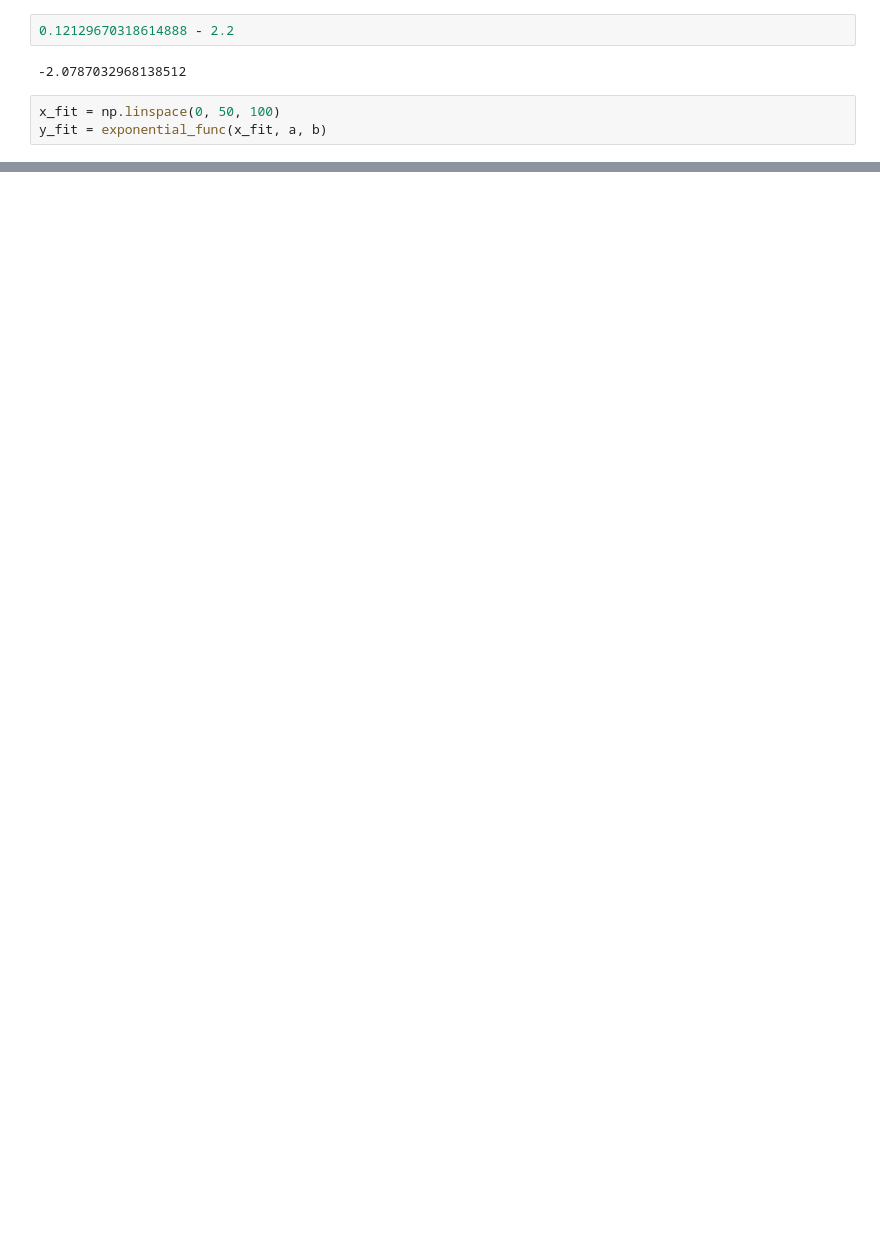
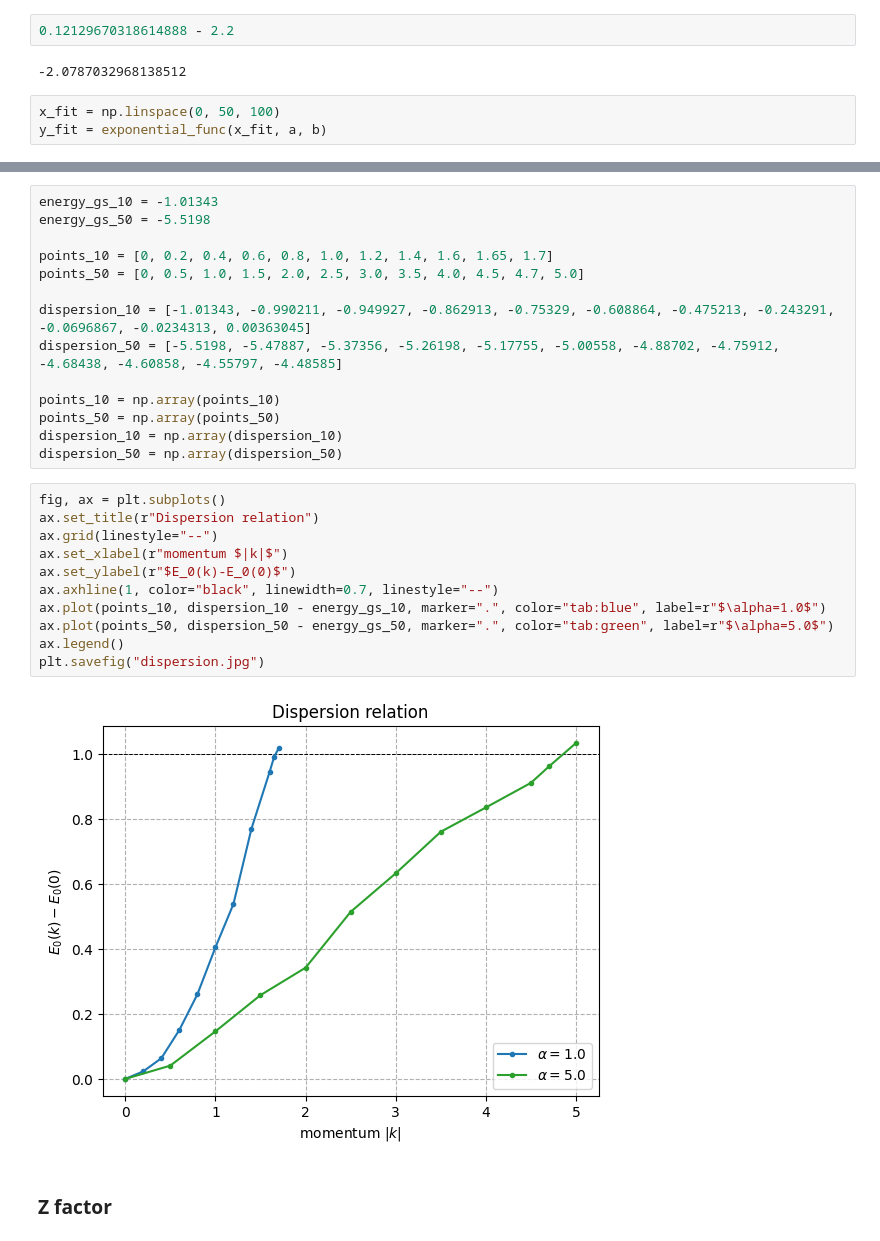
Before and after one commit to sda-express-one/DQMC, a Jupyter notebook: data_processing.ipynb, the cells around one changed output, grey strips where cells are left out. Drawn from its saved outputs; the diff is of its cells as text; blank space fills up the shorter version.

```diff
--- a/data_processing.ipynb
+++ b/data_processing.ipynb
@@ -83,0 +88,29 @@ ax.set_xlim(0, 50)
+# %%
+energy_gs_10 = -1.01343
+energy_gs_50 = -5.5198
+
+points_10 = [0, 0.2, 0.4, 0.6, 0.8, 1.0, 1.2, 1.4, 1.6, 1.65, 1.7]
+points_50 = [0, 0.5, 1.0, 1.5, 2.0, 2.5, 3.0, 3.5, 4.0, 4.5, 4.7, 5.0]
+
+dispersion_10 = [-1.01343, -0.990211, -0.949927, -0.862913, -0.75329, -0.608864, -0.475213, -0.243291,  -0.0696867, -0.0234313, 0.00363045]
+dispersion_50 = [-5.5198, -5.47887, -5.37356, -5.26198, -5.17755, -5.00558, -4.88702, -4.75912, -4.68438, -4.60858, -4.55797, -4.48585]
+
+points_10 = np.array(points_10)
+points_50 = np.array(points_50)
+dispersion_10 = np.array(dispersion_10)
+dispersion_50 = np.array(dispersion_50)
+# %%
+fig, ax = plt.subplots()
+ax.set_title(r"Dispersion relation")
+ax.grid(linestyle="--")
+ax.set_xlabel(r"momentum $|k|$")
+ax.set_ylabel(r"$E_0(k)-E_0(0)$")
+ax.axhline(1, color="black", linewidth=0.7, linestyle="--")
+ax.plot(points_10, dispersion_10 - energy_gs_10, marker=".", color="tab:blue", label=r"$\alpha=1.0$")
+ax.plot(points_50, dispersion_50 - energy_gs_50, marker=".", color="tab:green", label=r"$\alpha=5.0$")
+ax.legend()
+plt.savefig("dispersion.jpg")
+# %% [output]
+[figure, added]
+# %% [markdown]
+### Z factor
```
Also changed, not shown: parts of 14 cells of this notebook, 3 other files.
